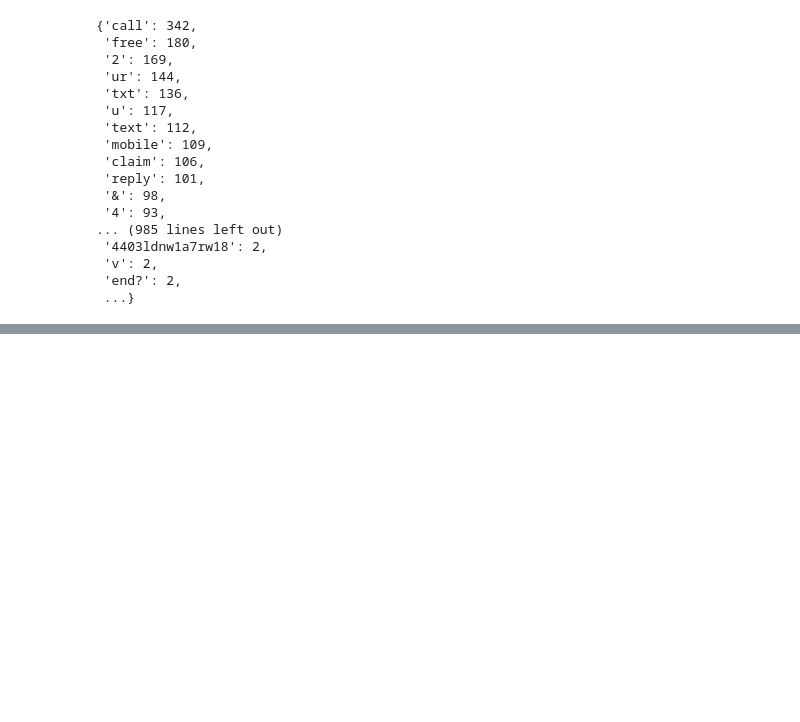
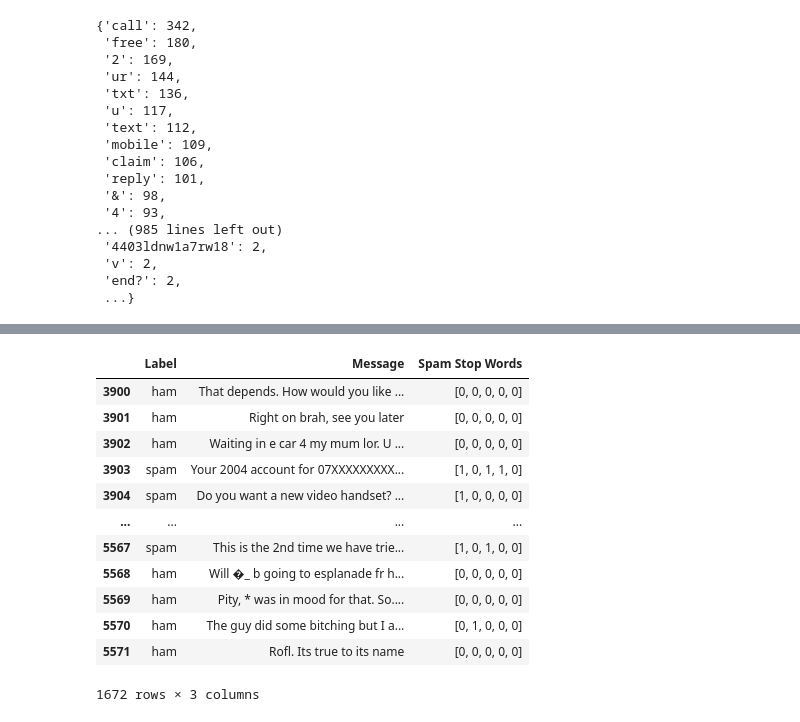
Before and after one commit to vnguyen222/CCIC_DS, a Jupyter notebook: DS2/naivebayes/spanorham.ipynb, the cells around one changed output, grey strips where cells are left out. Saved outputs shown, nothing was run; the diff lists cells and outputs as text; code cells hidden in the pictures; blank space fills up the shorter version.

```diff
--- a/DS2/naivebayes/spanorham.ipynb
+++ b/DS2/naivebayes/spanorham.ipynb
@@ -116,0 +161,19 @@ None
+# %%
+# Test-Train Split
+split_index = int(len(data.index) * 0.7)
+training_data, testing_data = data.iloc[:split_index], data.iloc[split_index:]
+testing_data
+# %% [output]
+|  | Label | Message | Spam Stop Words |
+| 3900 | ham | That depends. How would you like ... | [0, 0, 0, 0, 0] |
+| 3901 | ham | Right on brah, see you later | [0, 0, 0, 0, 0] |
+| 3902 | ham | Waiting in e car 4 my mum lor. U ... | [0, 0, 0, 0, 0] |
+| 3903 | spam | Your 2004 account for 07XXXXXXXXX... | [1, 0, 1, 1, 0] |
+| 3904 | spam | Do you want a new video handset? ... | [1, 0, 0, 0, 0] |
+| ... | ... | ... | ... |
+| 5567 | spam | This is the 2nd time we have trie... | [1, 0, 1, 0, 0] |
+| 5568 | ham | Will �_ b going to esplanade fr h... | [0, 0, 0, 0, 0] |
+| 5569 | ham | Pity, * was in mood for that. So.... | [0, 0, 0, 0, 0] |
+| 5570 | ham | The guy did some bitching but I a... | [0, 1, 0, 0, 0] |
+| 5571 | ham | Rofl. Its true to its name | [0, 0, 0, 0, 0] |
+1672 rows × 3 columns
```
Also changed, not shown: parts of 7 cells of this notebook, 10 other files.
